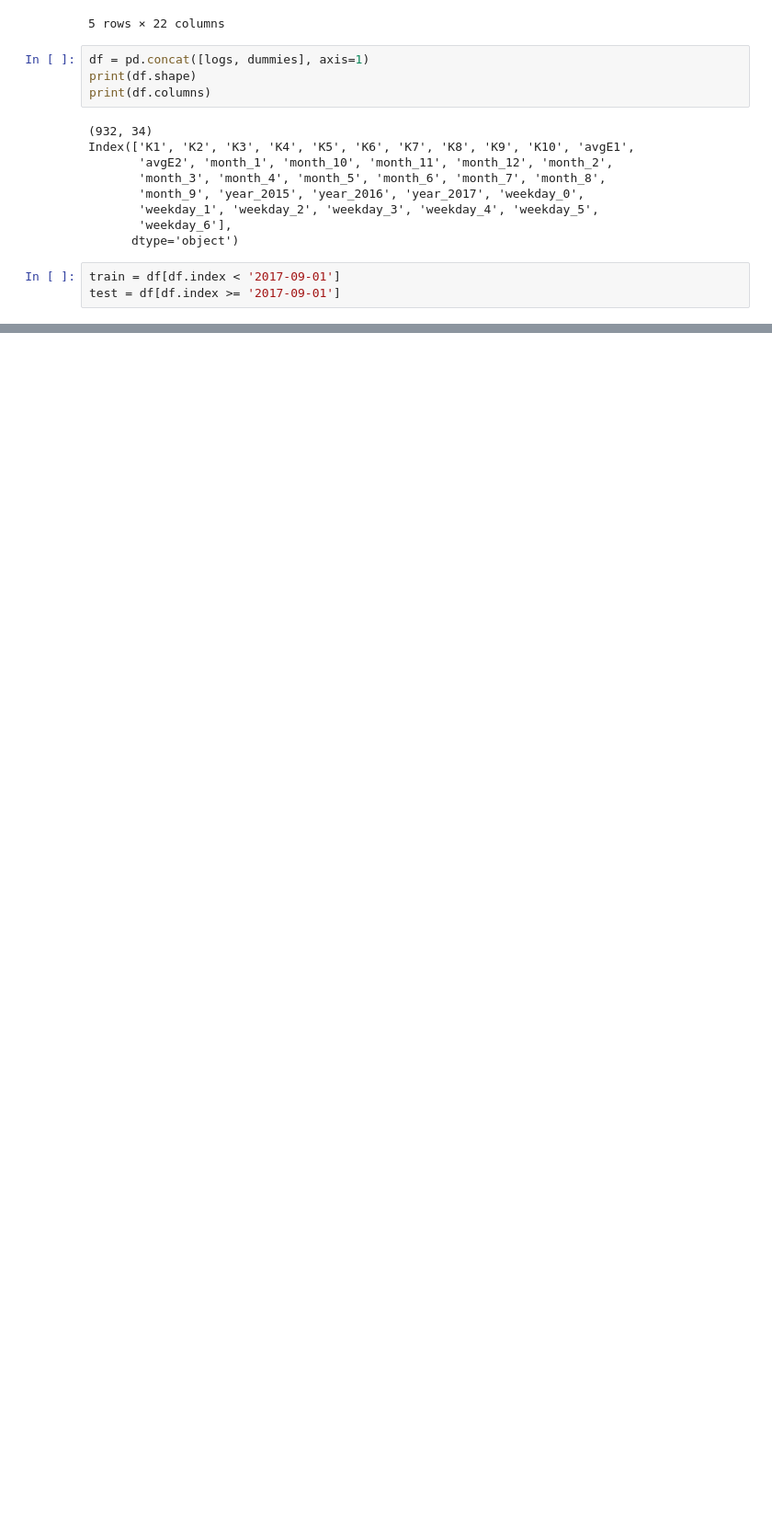
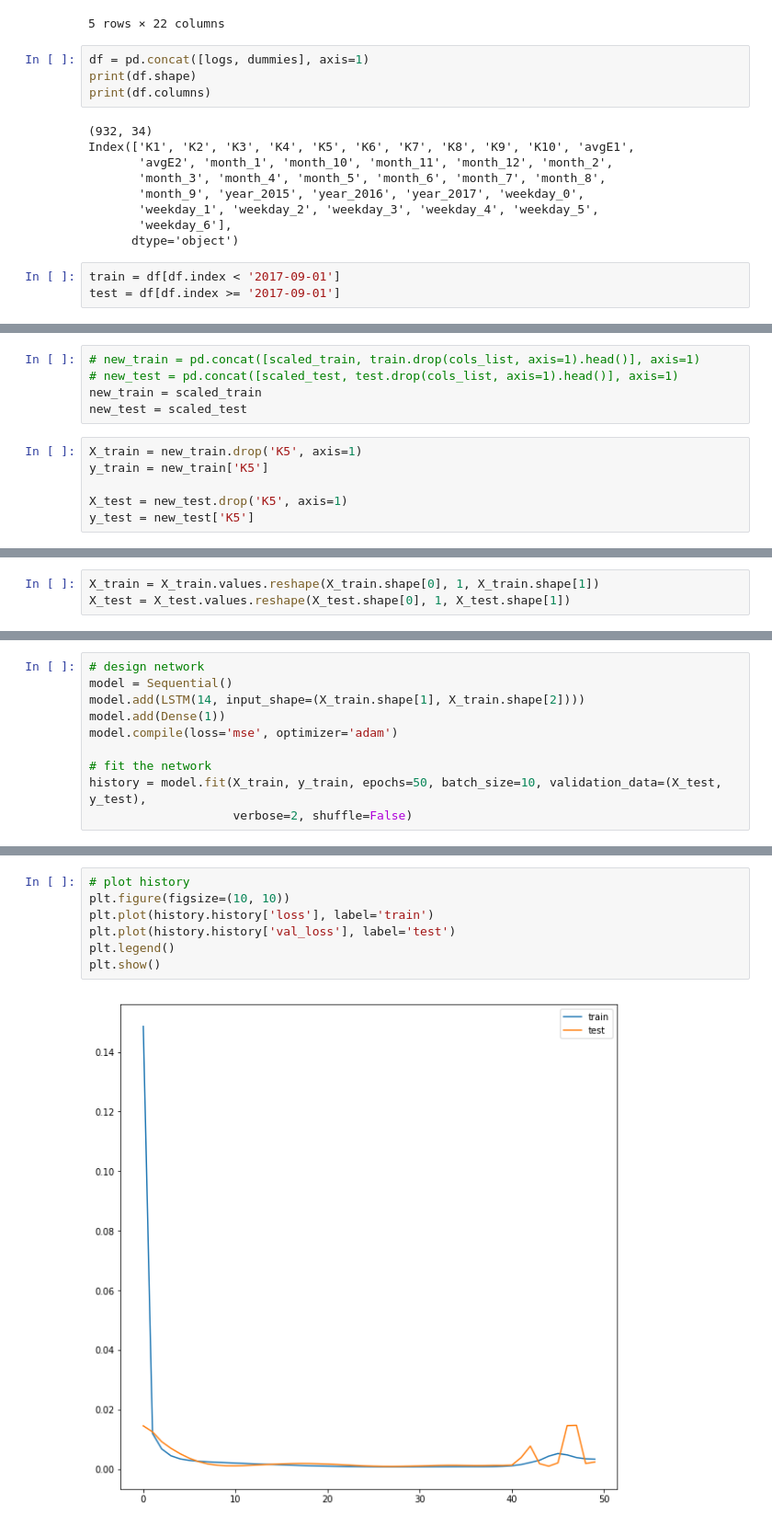
Before and after one commit to lynkx21/BB, a Jupyter notebook: BB03a_LSTM_model_for_K5.ipynb, the cells around one changed output, grey strips where cells are left out. Shown: that part at 92% size. Saved outputs shown, nothing was run; the diff lists cells and outputs as text; blank space fills up the shorter version.

```diff
--- a/BB03a_LSTM_model_for_K5.ipynb
+++ b/BB03a_LSTM_model_for_K5.ipynb
@@ -147,0 +143,11 @@ scaled_train['K5'].plot()
+# %%
+# new_train = pd.concat([scaled_train, train.drop(cols_list, axis=1).head()], axis=1)
+# new_test = pd.concat([scaled_test, test.drop(cols_list, axis=1).head()], axis=1)
+new_train = scaled_train
+new_test = scaled_test
+# %%
+X_train = new_train.drop('K5', axis=1)
+y_train = new_train['K5']
+
+X_test = new_test.drop('K5', axis=1)
+y_test = new_test['K5']
@@ -147,0 +159,3 @@ scaled_train['K5'].plot()
+# %%
+X_train = X_train.values.reshape(X_train.shape[0], 1, X_train.shape[1])
+X_test = X_test.values.reshape(X_test.shape[0], 1, X_test.shape[1])
@@ -147,0 +187,10 @@ scaled_train['K5'].plot()
+# %%
+# design network
+model = Sequential()
+model.add(LSTM(14, input_shape=(X_train.shape[1], X_train.shape[2])))
+model.add(Dense(1))
+model.compile(loss='mse', optimizer='adam')
+
+# fit the network
+history = model.fit(X_train, y_train, epochs=50, batch_size=10, validation_data=(X_test, y_test),
+                    verbose=2, shuffle=False)
@@ -147,0 +215,9 @@ scaled_train['K5'].plot()
+# %%
+# plot history
+plt.figure(figsize=(10, 10))
+plt.plot(history.history['loss'], label='train')
+plt.plot(history.history['val_loss'], label='test')
+plt.legend()
+plt.show()
+# %% [output]
+[figure, added]
```
Also changed, not shown: parts of 14 cells of this notebook.
